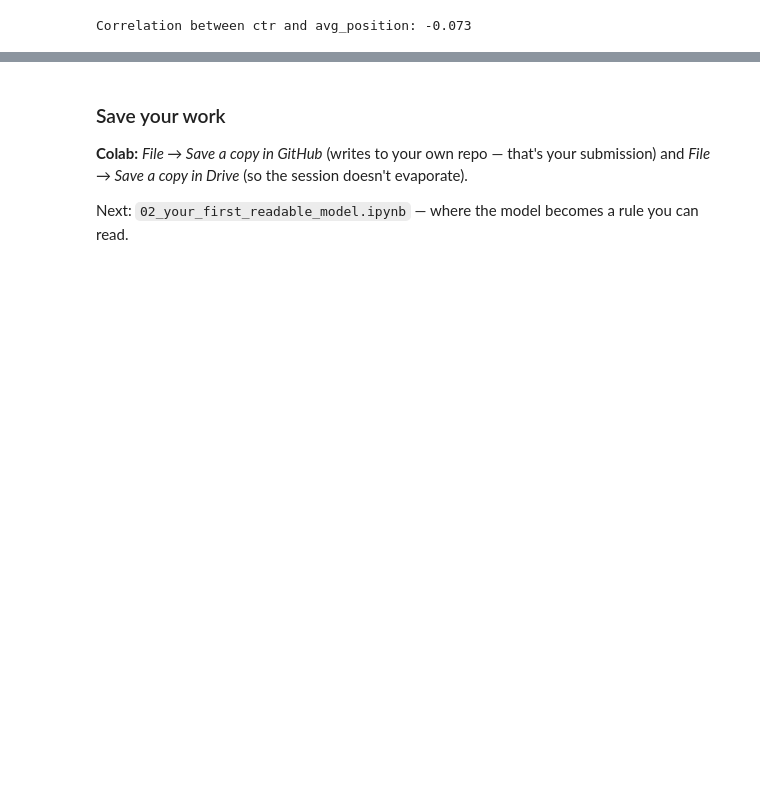
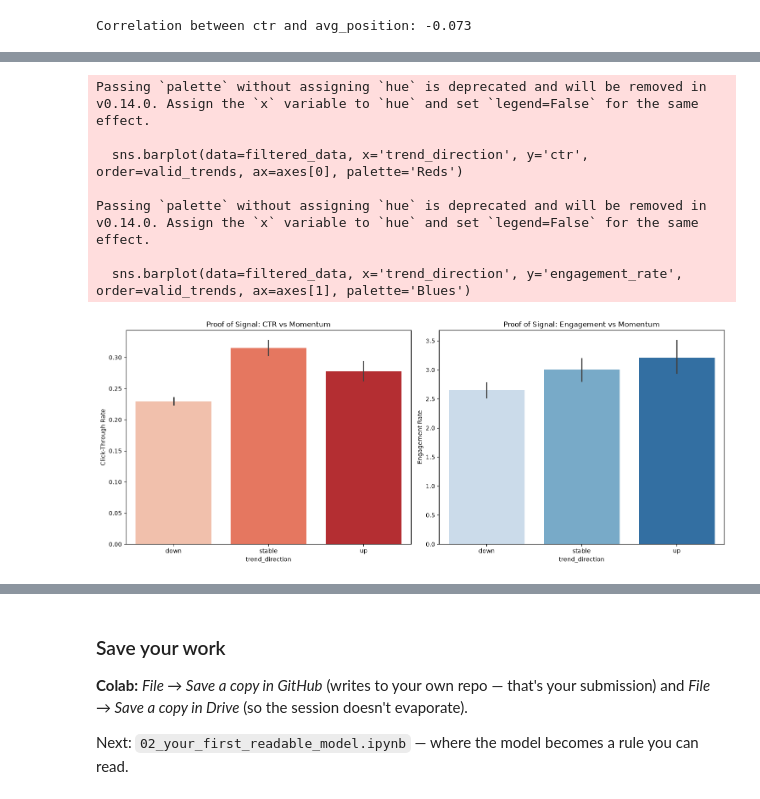
Before and after one commit to abramhany/flyrank-ml-internship-assignments, a Jupyter notebook: notebooks/01_first_look_and_discovery.ipynb, the cells around one changed output, grey strips where cells are left out. Cells and saved outputs as stored; diff of their text form; code cells hidden in the pictures; blank space fills up the shorter version.

```diff
--- a/notebooks/01_first_look_and_discovery.ipynb
+++ b/notebooks/01_first_look_and_discovery.ipynb
@@ -227,0 +218,7 @@ Correlation between ctr and avg_position: -0.073
+# %%
+# Filter out the "dead" pages that have less than 100 impressions in the last 90 days
+visible_pages = df[df['impressions_90d'] >= 100]
+
+# Now, use visible_pages for your analysis instead of the raw df!
+print(f"Original rows: {len(df)}")
+print(f"Trustworthy rows: {len(visible_pages)}")
@@ -227,0 +249,4 @@ Correlation between ctr and avg_position: -0.073
+# %%
+valid_trends = ['down', 'stable', 'up']
+filtered_data = visible_pages[visible_pages['trend_direction'].isin(valid_trends)]
+filtered_data.info()
@@ -227,0 +308,24 @@ Correlation between ctr and avg_position: -0.073
+# %%
+fig, axes = plt.subplots(1, 2, figsize=(15, 6))
+
+
+sns.barplot(data=filtered_data, x='trend_direction', y='ctr', order=valid_trends, ax=axes[0], palette='Reds')
+axes[0].set_title('Proof of Signal: CTR vs Momentum')
+axes[0].set_ylabel('Click-Through Rate')
+
+# Plot 2: Engagement Rate
+sns.barplot(data=filtered_data, x='trend_direction', y='engagement_rate', order=valid_trends, ax=axes[1], palette='Blues')
+axes[1].set_title('Proof of Signal: Engagement vs Momentum')
+axes[1].set_ylabel('Engagement Rate')
+
+plt.tight_layout()
+plt.show()
+# %% [output]
+Passing `palette` without assigning `hue` is deprecated and will be removed in v0.14.0. Assign the `x` variable to `hue` and set `legend=False` for the same effect.
+
+  sns.barplot(data=filtered_data, x='trend_direction', y='ctr', order=valid_trends, ax=axes[0], palette='Reds')
+
+Passing `palette` without assigning `hue` is deprecated and will be removed in v0.14.0. Assign the `x` variable to `hue` and set `legend=False` for the same effect.
+
+  sns.barplot(data=filtered_data, x='trend_direction', y='engagement_rate', order=valid_trends, ax=axes[1], palette='Blues')
+[figure, added]
```
Also changed, not shown: parts of 22 cells of this notebook, 1 other file.
